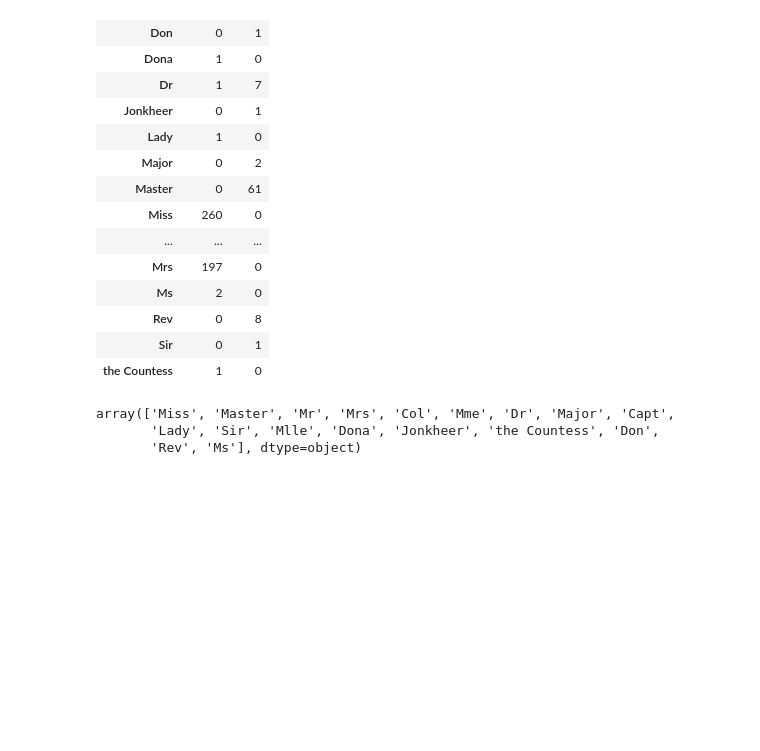
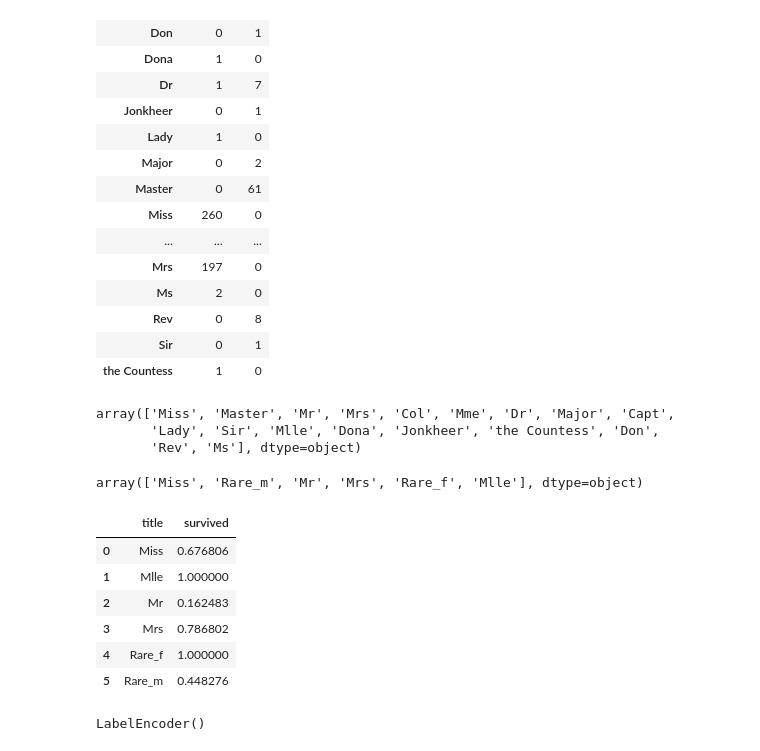
Before and after one commit to wlstmd1004v/Kaggle_tutorial, a Jupyter notebook: TiTanic/Titanic_data_analysis.ipynb, the cells around one changed output. Cells and saved outputs as stored; diff of their text form; code cells hidden in the pictures; blank space fills up the shorter version.

```diff
--- a/TiTanic/Titanic_data_analysis.ipynb
+++ b/TiTanic/Titanic_data_analysis.ipynb
@@ -178,0 +175,34 @@ Rare_f = ['Dona','Lady','the Countess']
+# %%
+titanic['title'] = titanic['title'].replace('Mile','Miss')
+titanic['title'] = titanic['title'].replace('Ms','Miss')
+titanic['title'] = titanic['title'].replace('Mme','Miss')
+
+Rare_f = ['Dona','Lady','the Countess']
+Rare_m = ['Capt','Col','Don','Major','Rev','Sir','Dr','Master','Jonkheer']
+# %%
+for each in Rare_f:
+    titanic['title'] = titanic['title'].replace(each, 'Rare_f')
+
+for each in Rare_m:
+    titanic['title'] = titanic['title'].replace(each, 'Rare_m')
+# %%
+titanic['title'].unique()
+# %% [output]
+array(['Miss', 'Rare_m', 'Mr', 'Mrs', 'Rare_f', 'Mlle'], dtype=object)
+# %%
+titanic[['title','survived']].groupby(['title'],as_index=False).mean()
+# %% [output]
+|  | title | survived |
+| 0 | Miss | 0.676806 |
+| 1 | Mlle | 1.000000 |
+| 2 | Mr | 0.162483 |
+| 3 | Mrs | 0.786802 |
+| 4 | Rare_f | 1.000000 |
+| 5 | Rare_m | 0.448276 |
+# %%
+from sklearn.preprocessing import LabelEncoder
+
+le = LabelEncoder()
+le.fit(titanic['sex'])
+# %% [output]
+LabelEncoder()
```
Also changed, not shown: parts of 9 cells of this notebook.
